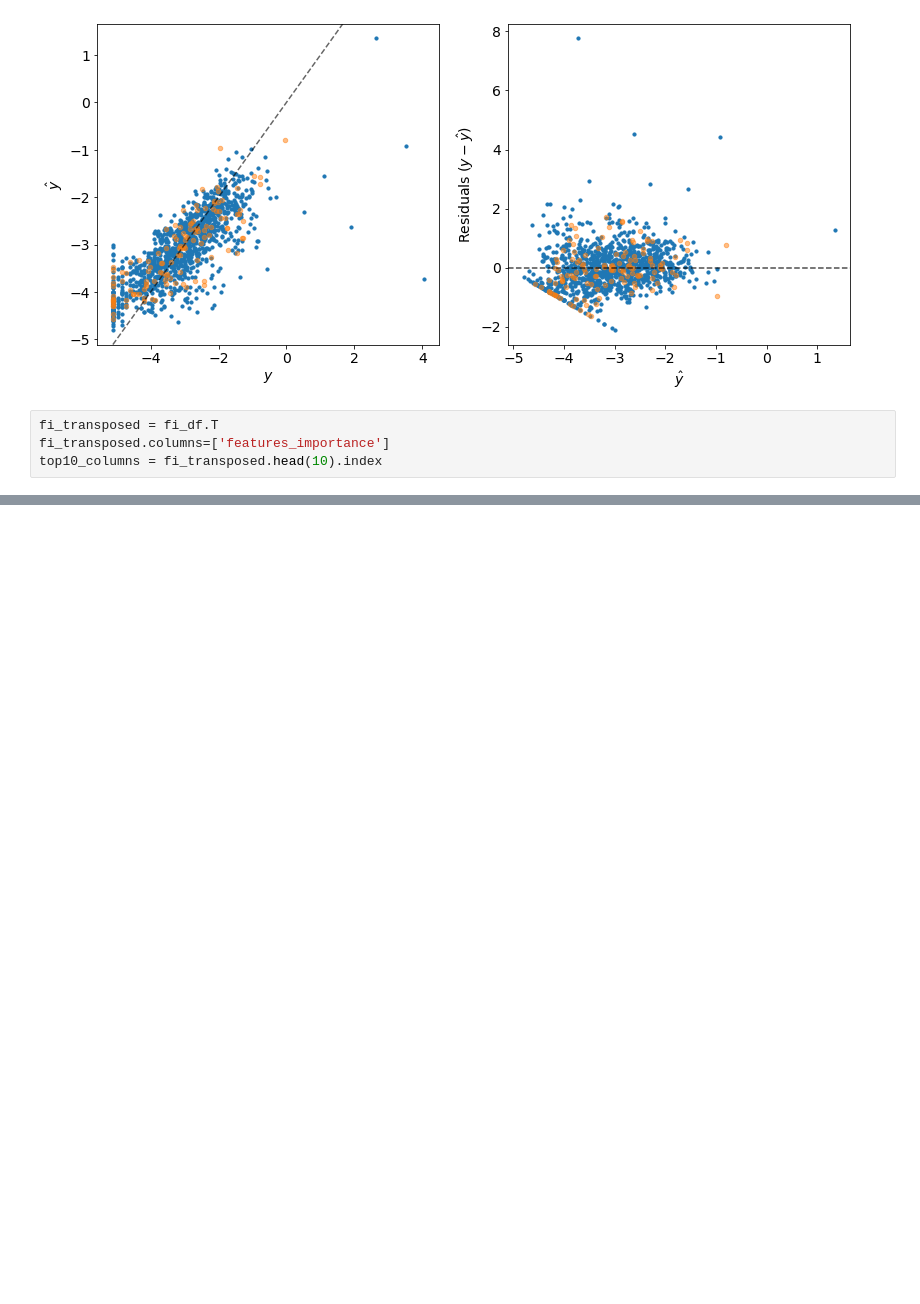
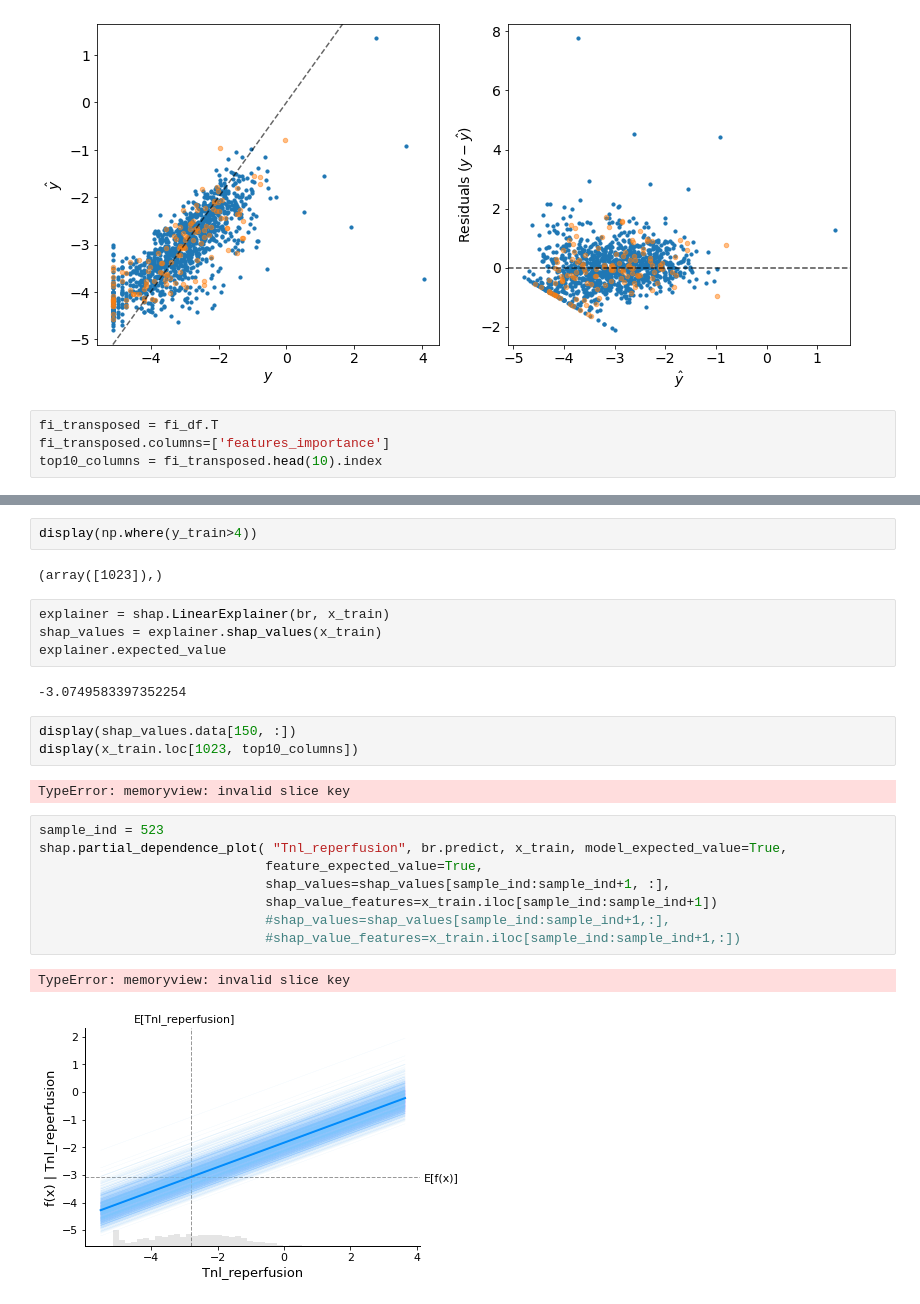
Before and after one commit to yihahn/mihlto, a Jupyter notebook: regression_TnI_pod1.ipynb, the cells around one changed output, grey strips where cells are left out. Cells and saved outputs as stored; diff of their text form; blank space fills up the shorter version.

```diff
--- a/regression_TnI_pod1.ipynb
+++ b/regression_TnI_pod1.ipynb
@@ -308,3 +309,29 @@ for i, col in enumerate(top10_columns):
 [figure]
 [figure]
 [figure]
+# %%
+display(np.where(y_train>4))
+# %% [output]
+(array([1023]),)
+# %%
+explainer = shap.LinearExplainer(br, x_train)
+shap_values = explainer.shap_values(x_train)
+explainer.expected_value
+# %% [output]
+-3.0749583397352254
+# %%
+display(shap_values.data[150, :])
+display(x_train.loc[1023, top10_columns])
+# %% [output]
+TypeError: memoryview: invalid slice key
+# %%
+sample_ind = 523
+shap.partial_dependence_plot( "Tnl_reperfusion", br.predict, x_train, model_expected_value=True,
+                             feature_expected_value=True,
+                             shap_values=shap_values[sample_ind:sample_ind+1, :],
+                             shap_value_features=x_train.iloc[sample_ind:sample_ind+1])
+                             #shap_values=shap_values[sample_ind:sample_ind+1,:],
+                             #shap_value_features=x_train.iloc[sample_ind:sample_ind+1,:])
+# %% [output]
+TypeError: memoryview: invalid slice key
+[figure, added]
```
Also changed, not shown: parts of 5 cells of this notebook.
